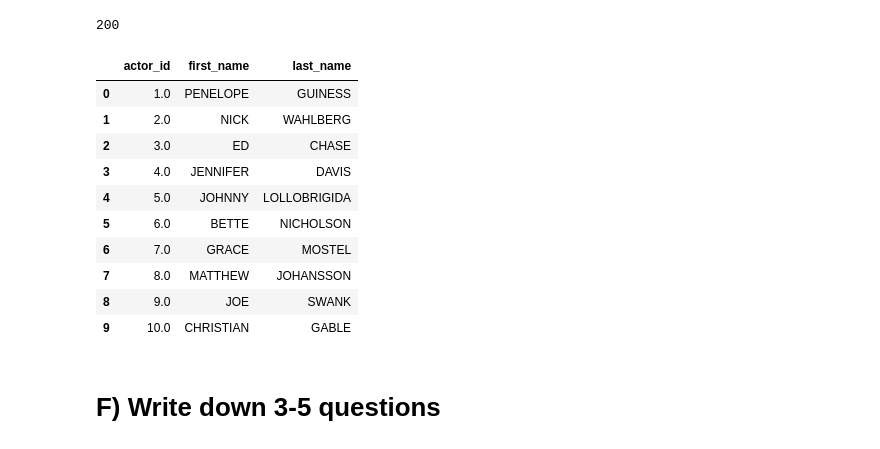
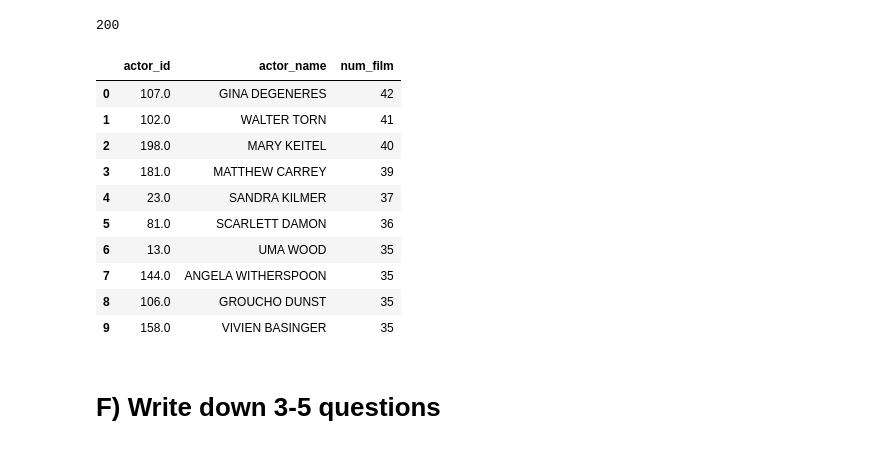
Before and after one commit to ghaliaghazal/Sql_Ghalia_Ghazal_Lab1, a Jupyter notebook: data_analys.ipynb, the cells around one changed output. Cells and saved outputs as stored; diff of their text form; code cells hidden in the pictures.

Commit message:
correct e) top 10 actors with the number of movies they have played in

```diff
--- a/data_analys.ipynb
+++ b/data_analys.ipynb
@@ -204,27 +204,29 @@ len(dfs["actor"])
 # %%
 duckdb.sql("""
     SELECT
-        actor_id,
-        first_name,
-        last_name,
-
-    FROM actor
-    limit 10
+        a.actor_id,
+        a.first_name || ' ' || a.last_name AS actor_name,
+        COUNT(fa.film_id) AS num_film
+    FROM actor a
+    JOIN film_actor fa ON a.actor_id = fa.actor_id
+    GROUP BY a.actor_id, actor_name
+    ORDER BY num_film DESC
+    limit 10;
 
 
 """).df()
 # %% [output]
-|  | actor_id | first_name | last_name |
-| 0 | 1.0 | PENELOPE | GUINESS |
-| 1 | 2.0 | NICK | WAHLBERG |
-| 2 | 3.0 | ED | CHASE |
-| 3 | 4.0 | JENNIFER | DAVIS |
-| 4 | 5.0 | JOHNNY | LOLLOBRIGIDA |
-| 5 | 6.0 | BETTE | NICHOLSON |
-| 6 | 7.0 | GRACE | MOSTEL |
-| 7 | 8.0 | MATTHEW | JOHANSSON |
-| 8 | 9.0 | JOE | SWANK |
-| 9 | 10.0 | CHRISTIAN | GABLE |
+|  | actor_id | actor_name | num_film |
+| 0 | 107.0 | GINA DEGENERES | 42 |
+| 1 | 102.0 | WALTER TORN | 41 |
+| 2 | 198.0 | MARY KEITEL | 40 |
+| 3 | 181.0 | MATTHEW CARREY | 39 |
+| 4 | 23.0 | SANDRA KILMER | 37 |
+| 5 | 81.0 | SCARLETT DAMON | 36 |
+| 6 | 13.0 | UMA WOOD | 35 |
+| 7 | 144.0 | ANGELA WITHERSPOON | 35 |
+| 8 | 106.0 | GROUCHO DUNST | 35 |
+| 9 | 158.0 | VIVIEN BASINGER | 35 |
 # %% [markdown]
 # F) Write down 3-5 questions
 # %% [markdown]
```
Also changed, not shown: parts of 2 cells of this notebook.
